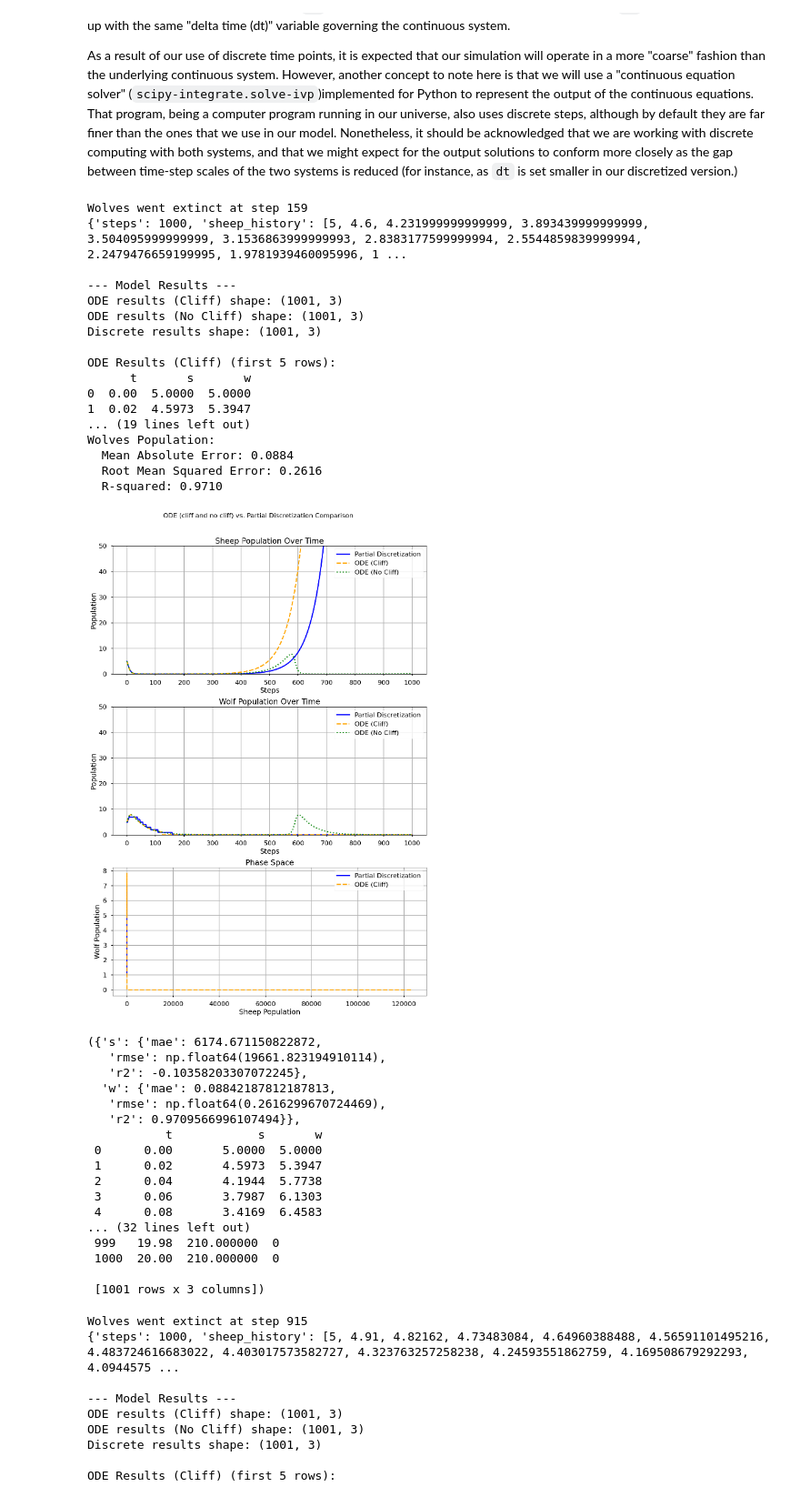
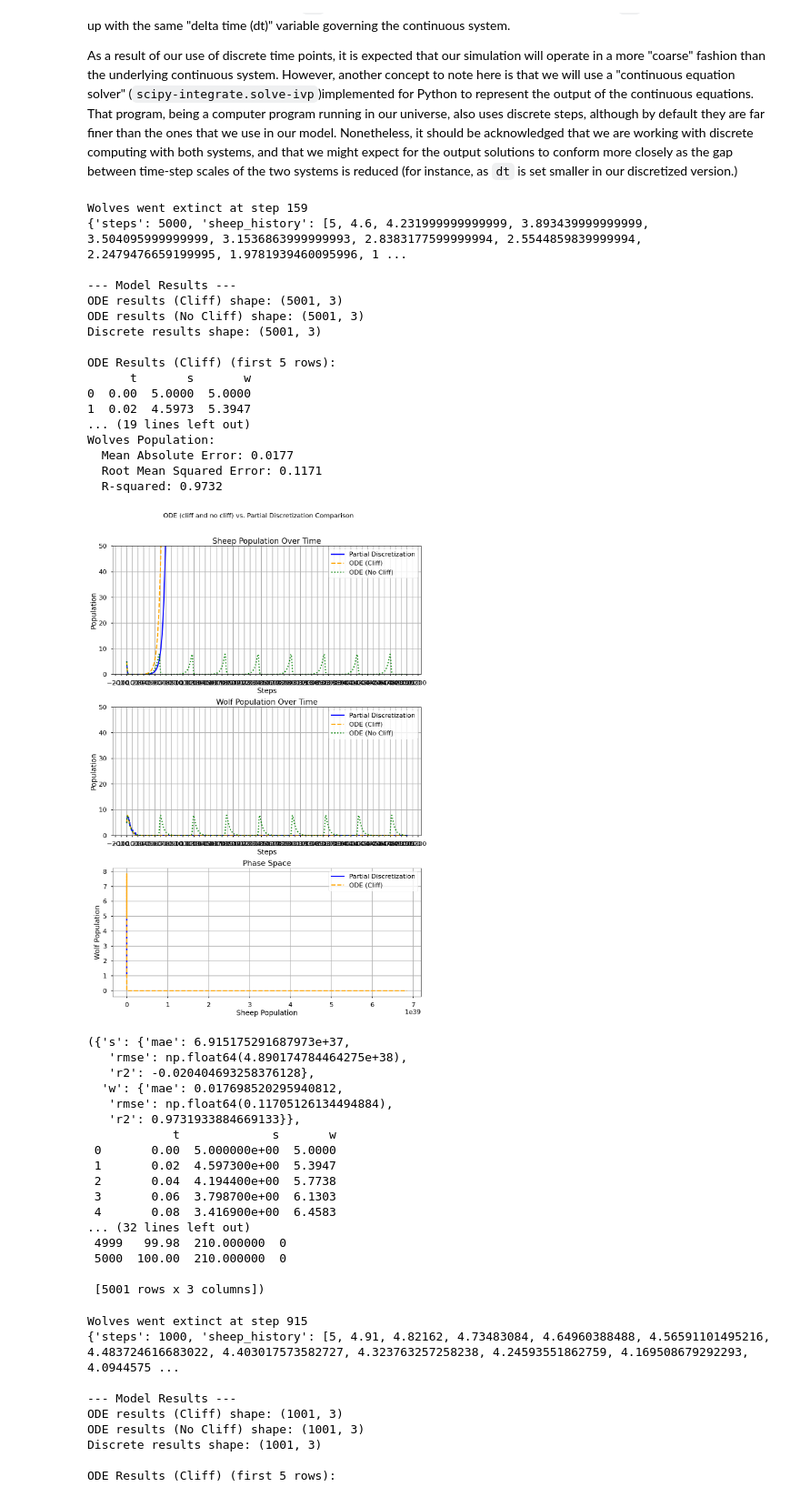
Before and after one commit to peterdresslar/do-android-wolves-dream-of-electric-sheep, a Jupyter notebook: notebooks/validation.ipynb, the cells around one changed output. Shown at 91% size. Saved outputs shown, nothing was run; the diff lists cells and outputs as text; code cells hidden in the pictures.

```diff
--- a/notebooks/validation.ipynb
+++ b/notebooks/validation.ipynb
@@ -250,54 +228,54 @@ As a result of our use of discrete time points, it is expected that our simulati
 # %%
 model_params = {
         "alpha": 1.0,
         "beta": 1.0,
         "gamma": 1.0,
         "delta": 1.0,
         "s_start": 5,
         "w_start": 5,
         "dt": 0.02,
-        "steps": 1000,
+        "steps": 5000,
         "sheep_max": 210,
         "eps": 0.0
     }
 
 test_prop_partial_discretization_matches_ode(model_params)
 # %% [output]
 Wolves went extinct at step 159
-{'steps': 1000, 'sheep_history': [5, 4.6, 4.231999999999999, 3.893439999999999, 3.504095999999999, 3.1536863999999993, 2.8383177599999994, 2.5544859839999994, 2.2479476659199995, 1.9781939460095996, 1 ...
+{'steps': 5000, 'sheep_history': [5, 4.6, 4.231999999999999, 3.893439999999999, 3.504095999999999, 3.1536863999999993, 2.8383177599999994, 2.5544859839999994, 2.2479476659199995, 1.9781939460095996, 1 ...
 
 --- Model Results ---
-ODE results (Cliff) shape: (1001, 3)
-ODE results (No Cliff) shape: (1001, 3)
-Discrete results shape: (1001, 3)
+ODE results (Cliff) shape: (5001, 3)
+ODE results (No Cliff) shape: (5001, 3)
+Discrete results shape: (5001, 3)
 
 ODE Results (Cliff) (first 5 rows):
       t       s       w
 0  0.00  5.0000  5.0000
 1  0.02  4.5973  5.3947
 ... (19 lines left out)
 Wolves Population:
-  Mean Absolute Error: 0.0884
-  Root Mean Squared Error: 0.2616
-  R-squared: 0.9710
+  Mean Absolute Error: 0.0177
+  Root Mean Squared Error: 0.1171
+  R-squared: 0.9732
-[figure, old version]
+[figure, new version]
-({'s': {'mae': 6174.671150822872,
-   'rmse': np.float64(19661.823194910114),
-   'r2': -0.10358203307072245},
-  'w': {'mae': 0.08842187812187813,
-   'rmse': np.float64(0.2616299670724469),
-   'r2': 0.9709566996107494}},
-           t            s       w
- 0      0.00       5.0000  5.0000
- 1      0.02       4.5973  5.3947
- 2      0.04       4.1944  5.7738
- 3      0.06       3.7987  6.1303
- 4      0.08       3.4169  6.4583
+({'s': {'mae': 6.915175291687973e+37,
+   'rmse': np.float64(4.890174784464275e+38),
+   'r2': -0.020404693258376128},
+  'w': {'mae': 0.017698520295940812,
+   'rmse': np.float64(0.11705126134494884),
+   'r2': 0.9731933884669133}},
+            t             s       w
+ 0       0.00  5.000000e+00  5.0000
+ 1       0.02  4.597300e+00  5.3947
+ 2       0.04  4.194400e+00  5.7738
+ 3       0.06  3.798700e+00  6.1303
+ 4       0.08  3.416900e+00  6.4583
 ... (32 lines left out)
- 999   19.98  210.000000  0
- 1000  20.00  210.000000  0
+ 4999   99.98  210.000000  0
+ 5000  100.00  210.000000  0
 
- [1001 rows x 3 columns])
+ [5001 rows x 3 columns])
 # %%
 model_params["alpha"] = 1.1
 model_params["beta"] = 0.4
```
Also changed, not shown: parts of 3 cells of this notebook, 1 other file.
